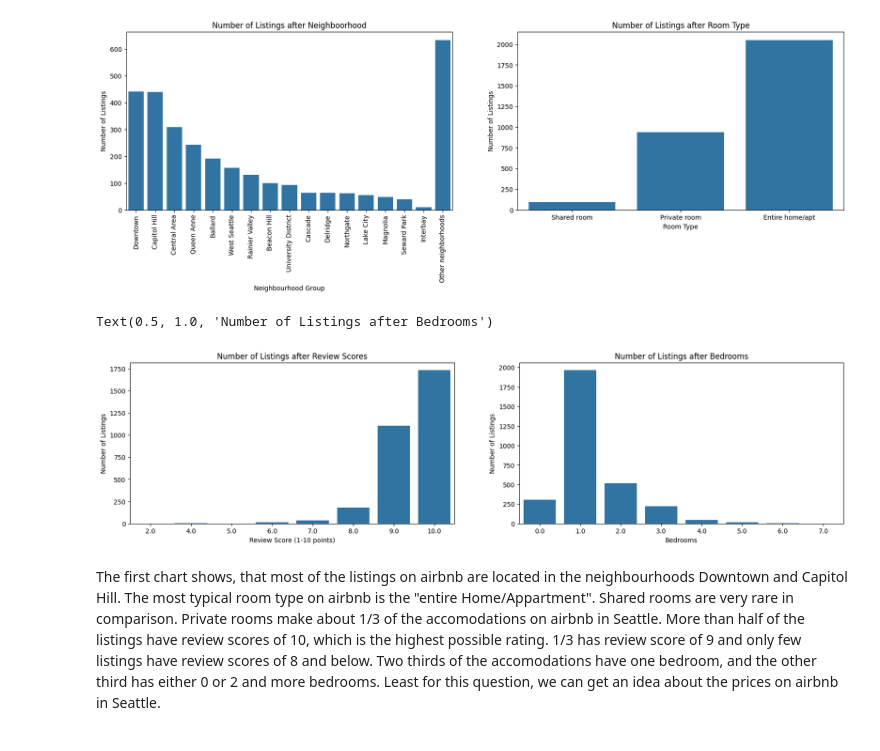
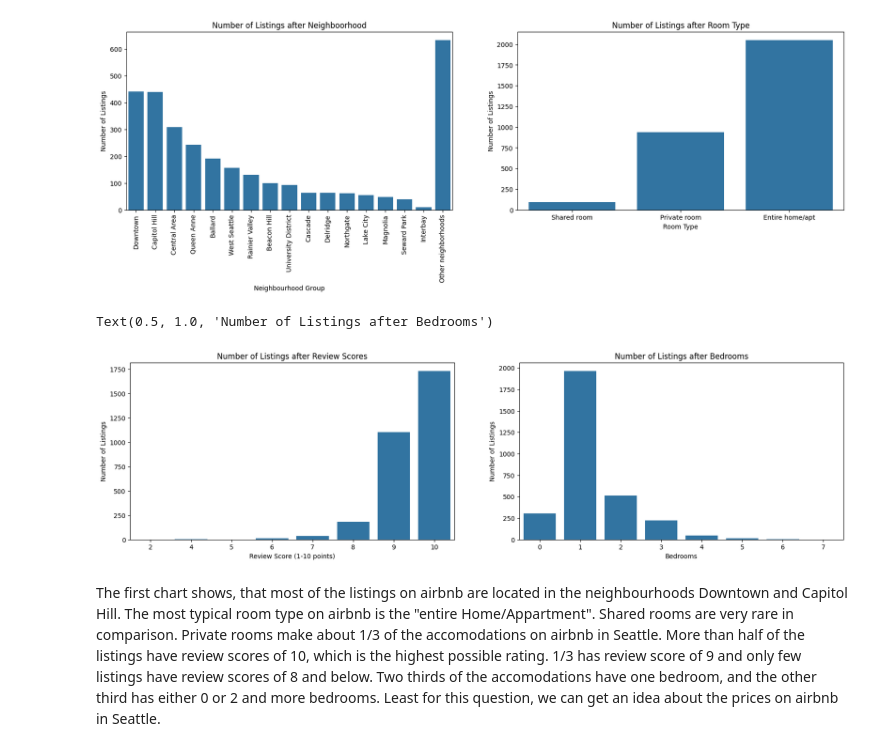
Before and after one commit to carini599/Airbnb_Seattle_Carina_Breu, a Jupyter notebook: airbnb_seattle_notebook.ipynb, the cells around one changed output. Saved outputs shown, nothing was run; the diff lists cells and outputs as text; code cells hidden in the pictures.

```diff
--- a/airbnb_seattle_notebook.ipynb
+++ b/airbnb_seattle_notebook.ipynb
@@ -171,15 +171,23 @@ df_list_cleaned=pd.merge(df_list_cleaned,df_mean_price, left_on='id',right_on='l
 #Rename column 'neighbourhood_group_cleansed' to nhg (neighbourhood group) to make plot labels shorter
 df_list_cleaned=df_list_cleaned.rename(columns={'neighbourhood_group_cleansed':'nhg'})
 
+# Set nhg datatype to ordered Category Datatype with lowest price region an the beginning for clearer charting purposes of the model
 nhgs=list(df_list_cleaned['nhg'].value_counts().index)
 nhgs.remove('Delridge')
 nhgs.insert(0,'Delridge')
 nh_groups=pd.CategoricalDtype(ordered=True, categories=nhgs)
 df_list_cleaned['nhg']=df_list_cleaned['nhg'].astype(nh_groups)
 
+# Set room_type datatype to ordered Category Datatype
 room_types=list(df_list_cleaned['room_type'].value_counts(ascending=True).index)
 rt_groups=pd.CategoricalDtype(ordered=True, categories=room_types)
 df_list_cleaned['room_type']=df_list_cleaned['room_type'].astype(rt_groups)
+
+# Convert several columns to datatype int
+df_list_cleaned['bedrooms']=df_list_cleaned['bedrooms'].astype('int')
+df_list_cleaned['bathrooms']=df_list_cleaned['bathrooms'].astype('int')
+df_list_cleaned['beds']=df_list_cleaned['beds'].astype('int')
+df_list_cleaned['review_scores_value']=df_list_cleaned['review_scores_value'].astype('int')
 # %%
 df_list_cleaned.info()
 # %% [output]
@@ -338,24 +352,24 @@ plt.title('Number of Listings after Room Type')
 Text(0.5, 1.0, 'Number of Listings after Room Type')
 [figure]
 # %%
-plt.figure(figsize=[20,10])
+plt.figure(figsize=[20,5])
 
 #Review Scores Countplot
-plt.subplot(2,2,1)
+plt.subplot(1,2,1)
 sns.countplot(data=df_list_cleaned, x='review_scores_value')
 plt.xlabel('Review Score (1-10 points)')
 plt.ylabel('Number of Listings')
 plt.title('Number of Listings after Review Scores')
 
 #Bedroom Countplot
-plt.subplot(2,2,2)
+plt.subplot(1,2,2)
 sns.countplot(data=df_list_cleaned, x='bedrooms')
 plt.xlabel('Bedrooms')
 plt.ylabel('Number of Listings')
 plt.title('Number of Listings after Bedrooms')
 # %% [output]
 Text(0.5, 1.0, 'Number of Listings after Bedrooms')
-[figure, old version]
+[figure, new version]
 # %% [markdown]
 The first chart shows, that most of the listings on airbnb are located in the neighbourhoods Downtown and Capitol Hill. The most typical room type on airbnb is the "entire Home/Appartment". Shared rooms are very rare in comparison. Private rooms make about 1/3 of the accomodations on airbnb in Seattle.
 More than half of the listings have review scores of 10, which is the highest possible rating. 1/3 has review score of 9  and only few listings have review scores of 8 and below.
```
Also changed, not shown: parts of 26 cells of this notebook.
